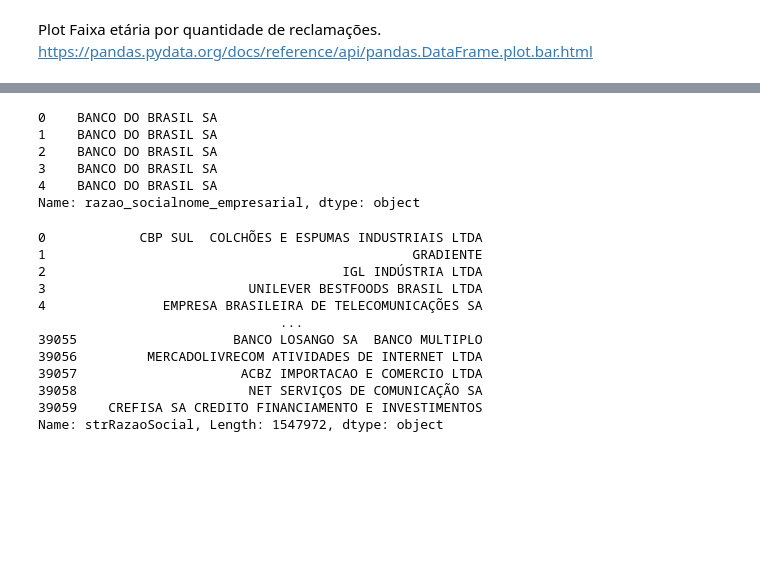
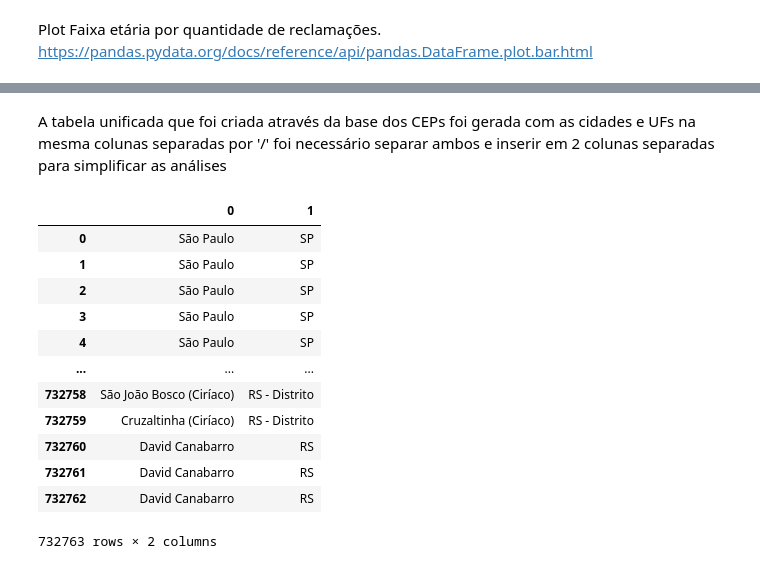
Before and after one commit to FabioVCoelho/Univali, a Jupyter notebook: TCC/src/proconDataset.ipynb, the cells around one changed output, grey strips where cells are left out. Saved outputs shown, nothing was run; the diff lists cells and outputs as text; code cells hidden in the pictures; blank space fills up the shorter version.

Commit message:
Limpeza da base de CEPs/Procon

```diff
--- a/TCC/src/proconDataset.ipynb
+++ b/TCC/src/proconDataset.ipynb
@@ -427,24 +394,0 @@ empresas = pd.read_csv("../data/cnpjs/empresa_1500000.csv",header=0,delimiter=",
-# %%
-empresas['razao_socialnome_empresarial']
-# %% [output]
-0    BANCO DO BRASIL SA
-1    BANCO DO BRASIL SA
-2    BANCO DO BRASIL SA
-3    BANCO DO BRASIL SA
-4    BANCO DO BRASIL SA
-Name: razao_socialnome_empresarial, dtype: object
-# %%
-mergedDf = pd.merge(df3,empresas, right_on='razao_socialnome_empresarial', left_on='strRazaoSocial')
-# %% [output]
-0            CBP SUL  COLCHÕES E ESPUMAS INDUSTRIAIS LTDA
-1                                               GRADIENTE
-2                                      IGL INDÚSTRIA LTDA
-3                          UNILEVER BESTFOODS BRASIL LTDA
-4               EMPRESA BRASILEIRA DE TELECOMUNICAÇÕES SA
-                               ...
-39055                    BANCO LOSANGO SA  BANCO MULTIPLO
-39056         MERCADOLIVRECOM ATIVIDADES DE INTERNET LTDA
-39057                     ACBZ IMPORTACAO E COMERCIO LTDA
-39058                      NET SERVIÇOS DE COMUNICAÇÃO SA
-39059    CREFISA SA CREDITO FINANCIAMENTO E INVESTIMENTOS
-Name: strRazaoSocial, Length: 1547972, dtype: object
@@ -450,0 +397,19 @@ Name: strRazaoSocial, Length: 1547972, dtype: object
+# %% [markdown]
+A tabela unificada que foi criada através da base dos CEPs foi gerada com as cidades e UFs na mesma colunas
+separadas por '/' foi necessário separar ambos e inserir em 2 colunas separadas para simplificar as análises
+# %%
+dfceps.cidadeEstado.str.split("/", expand=True)
+# %% [output]
+|  | 0 | 1 |
+| 0 | São Paulo | SP |
+| 1 | São Paulo | SP |
+| 2 | São Paulo | SP |
+| 3 | São Paulo | SP |
+| 4 | São Paulo | SP |
+| ... | ... | ... |
+| 732758 | São João Bosco (Ciríaco) | RS - Distrito |
+| 732759 | Cruzaltinha (Ciríaco) | RS - Distrito |
+| 732760 | David Canabarro | RS |
+| 732761 | David Canabarro | RS |
+| 732762 | David Canabarro | RS |
+732763 rows × 2 columns
```
Also changed, not shown: parts of 16 cells of this notebook.
